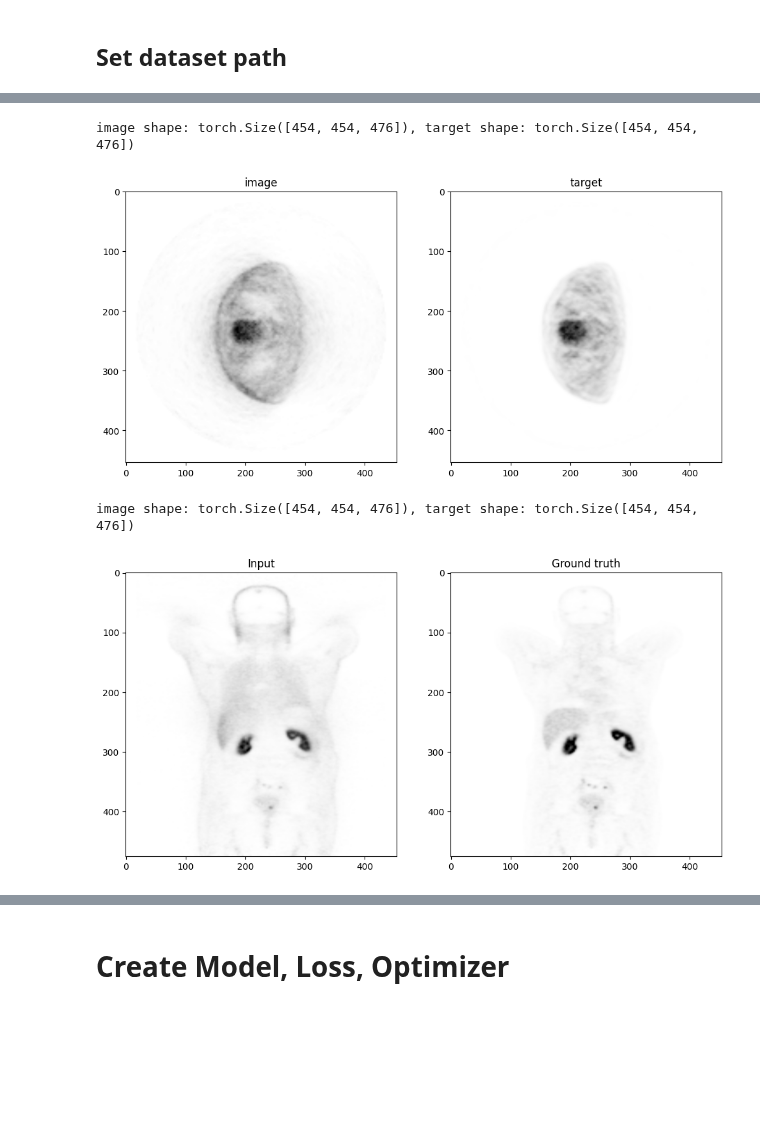
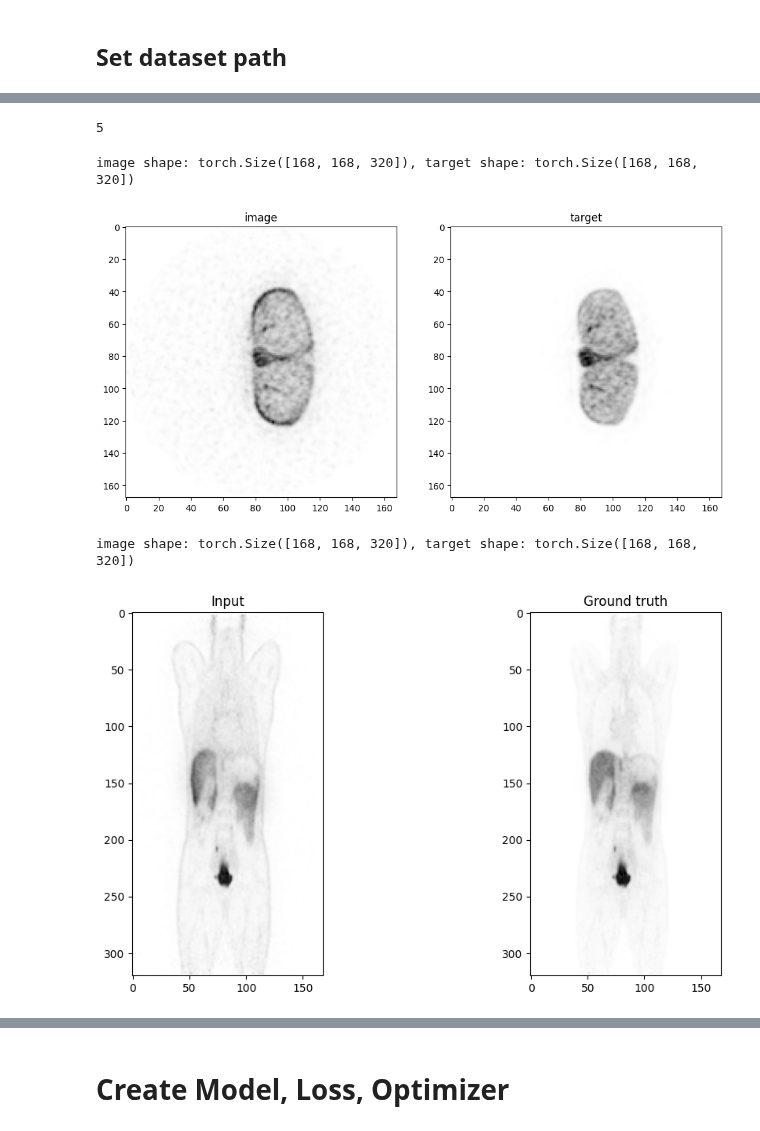
Before and after one commit to s-shahpouri/DL_PET, a Jupyter notebook: Data_cheking.ipynb, the cells around one changed output, grey strips where cells are left out. Drawn from its saved outputs; the diff is of its cells as text; code cells hidden in the pictures; blank space fills up the shorter version.

```diff
--- a/Data_cheking.ipynb
+++ b/Data_cheking.ipynb
@@ -24,3 +22,5 @@ root_dir ="C:/Users/zshah/Downloads/ASC-PET-TEST"
+# %%
+root_dir ="/home/shahpouriz/Data/Code_Sama/ASC-PET-001"
 # %% [markdown]
 ## Set dataset path
 # %%
@@ -168,27 +190,0 @@ plt.show()
-# %%
-
-# Assuming the desired input size for the model is [96, 96, 96]
-desired_size = [96, 96, 96]
-
-train_transforms = Compose([
-    LoadImaged(keys=["image", "target"]),
-    EnsureChannelFirstd(keys=["image", "target"]),
-    Spacingd(keys=["image", "target"], pixdim=(1.5, 1.5, 2.0)),
-    SpatialPadd(keys=["image", "target"], spatial_size=desired_size, mode='constant', method='symmetric'),
-    # Additional transforms can be added here
-])
-
-val_transforms = Compose([
-    LoadImaged(keys=["image", "target"]),
-    EnsureChannelFirstd(keys=["image", "target"]),
-    Spacingd(keys=["image", "target"], pixdim=(1.5, 1.5, 2.0)),
-    SpatialPadd(keys=["image", "target"], spatial_size=desired_size, mode='constant', method='symmetric'),
-    # Additional transforms can be added here
-])
-
-
-train_ds = CacheDataset(data=train_files, transform=train_transforms, cache_rate=1.0, num_workers=1)
-train_loader = DataLoader(train_ds, batch_size=4, shuffle=True, num_workers=1)
-
-val_ds = CacheDataset(data=val_files, transform=val_transforms, cache_rate=1.0, num_workers=1)
-val_loader = DataLoader(val_ds, batch_size=1, shuffle=False, num_workers=1)
@@ -197,3 +296,7 @@ device = torch.device("cuda:0" if torch.cuda.is_available() else "cpu")
+# %%
+len(data_files)
+# %% [output]
+5
 # %%
 check_ds = Dataset(data=val_files, transform=val_transforms)
 check_loader = DataLoader(check_ds, batch_size=1)
@@ -201,7 +304,7 @@ check_data = first(check_loader)
 image, target = (check_data["image"][0][0], check_data["target"][0][0])
 print(f"image shape: {image.shape}, target shape: {target.shape}")
 # plot the slice [:, :, n]
-n = 100
+n = 50
 
 
 
@@ -214,8 +317,8 @@ plt.title("target")
 plt.imshow(target[:, :, n],cmap='gist_yarg' )
 plt.show()
 # %% [output]
-image shape: torch.Size([454, 454, 476]), target shape: torch.Size([454, 454, 476])
+image shape: torch.Size([168, 168, 320]), target shape: torch.Size([168, 168, 320])
-[figure, old version]
+[figure, new version]
 # %%
 
 import numpy as np
@@ -226,24 +329,24 @@ check_data = first(check_loader)
 image, target = (check_data["image"][0][0], check_data["target"][0][0])
 print(f"image shape: {image.shape}, target shape: {target.shape}")
 # %% [output]
-image shape: torch.Size([454, 454, 476]), target shape: torch.Size([454, 454, 476])
+image shape: torch.Size([168, 168, 320]), target shape: torch.Size([168, 168, 320])
 # %%
 
-n = 220  # Selecting the slice
+n = 90  # Selecting the slice
 
 plt.figure(figsize=(12, 6))  # Correct way to set figure size
 plt.subplot(1, 2, 1)
 plt.title("Input")
 # Rotate the slice and plot
 input_slice = np.rot90(image[:, n, :])
 plt.imshow(input_slice, cmap="gist_yarg")
 
 plt.subplot(1, 2, 2)
 plt.title("Ground truth")
 # Rotate the slice and plot
 target_slice = np.rot90(target[:, n, :])
 plt.imshow(target_slice, cmap='gist_yarg')
 
 plt.show()
 # %% [output]
-[figure, old version]
+[figure, new version]
```
Also changed, not shown: parts of 30 cells of this notebook, 45 other files.
